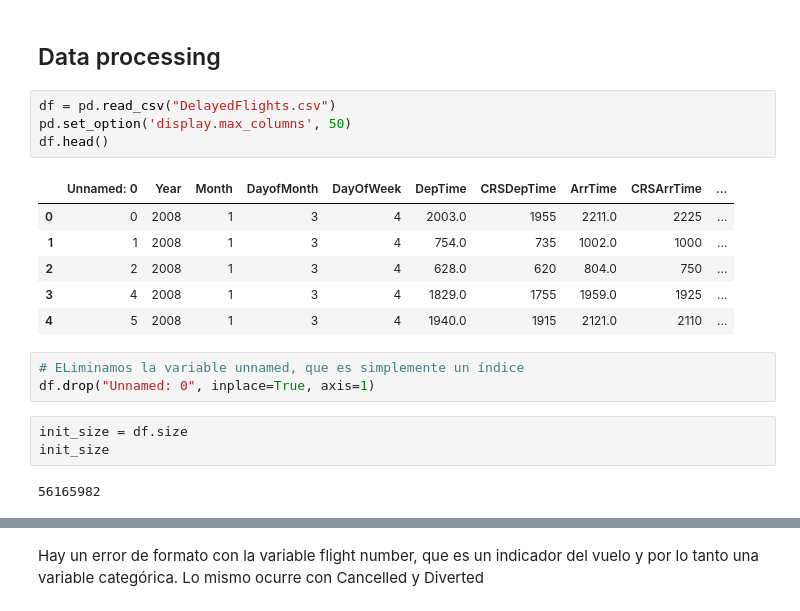
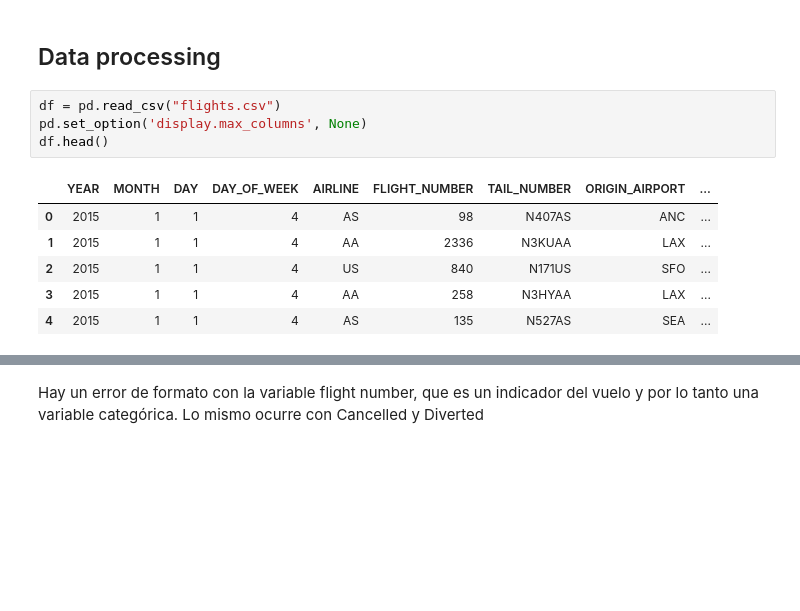
Before and after one commit to inesgfortis/Aircraft_Delays_Analysis, a Jupyter notebook: Preprocessing.ipynb, the cells around one changed output, grey strips where cells are left out. Drawn from its saved outputs; the diff is of its cells as text; blank space fills up the shorter version.

```diff
--- a/Preprocessing.ipynb
+++ b/Preprocessing.ipynb
@@ -5,21 +5,13 @@ import plotly.graph_objs as go
 # %% [markdown]
 ## Data processing
 # %%
-df = pd.read_csv("DelayedFlights.csv")
-pd.set_option('display.max_columns', 50)
+df = pd.read_csv("flights.csv")
+pd.set_option('display.max_columns', None)
 df.head()
 # %% [output]
-|  | Unnamed: 0 | Year | Month | DayofMonth | DayOfWeek | DepTime | CRSDepTime | ArrTime | CRSArrTime | ... |
-| 0 | 0 | 2008 | 1 | 3 | 4 | 2003.0 | 1955 | 2211.0 | 2225 | ... |
-| 1 | 1 | 2008 | 1 | 3 | 4 | 754.0 | 735 | 1002.0 | 1000 | ... |
-| 2 | 2 | 2008 | 1 | 3 | 4 | 628.0 | 620 | 804.0 | 750 | ... |
-| 3 | 4 | 2008 | 1 | 3 | 4 | 1829.0 | 1755 | 1959.0 | 1925 | ... |
-| 4 | 5 | 2008 | 1 | 3 | 4 | 1940.0 | 1915 | 2121.0 | 2110 | ... |
+|  | YEAR | MONTH | DAY | DAY_OF_WEEK | AIRLINE | FLIGHT_NUMBER | TAIL_NUMBER | ORIGIN_AIRPORT | ... |
+| 0 | 2015 | 1 | 1 | 4 | AS | 98 | N407AS | ANC | ... |
+| 1 | 2015 | 1 | 1 | 4 | AA | 2336 | N3KUAA | LAX | ... |
+| 2 | 2015 | 1 | 1 | 4 | US | 840 | N171US | SFO | ... |
+| 3 | 2015 | 1 | 1 | 4 | AA | 258 | N3HYAA | LAX | ... |
+| 4 | 2015 | 1 | 1 | 4 | AS | 135 | N527AS | SEA | ... |
-# %%
-# ELiminamos la variable unnamed, que es simplemente un índice
-df.drop("Unnamed: 0", inplace=True, axis=1)
-# %%
-init_size = df.size
-init_size
-# %% [output]
-56165982
```
Also changed, not shown: parts of 58 cells of this notebook, 3 other files.
